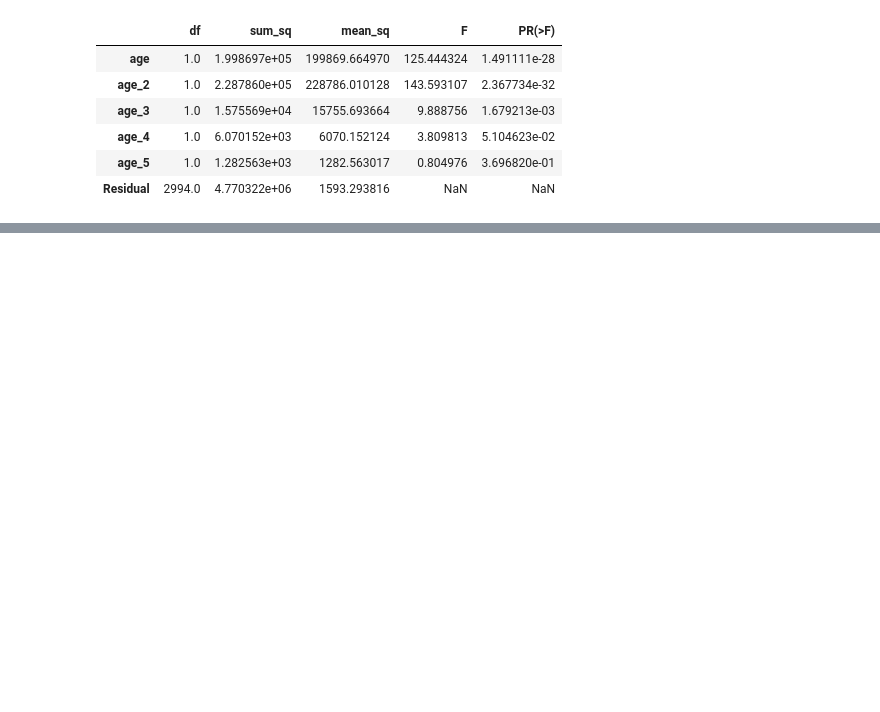
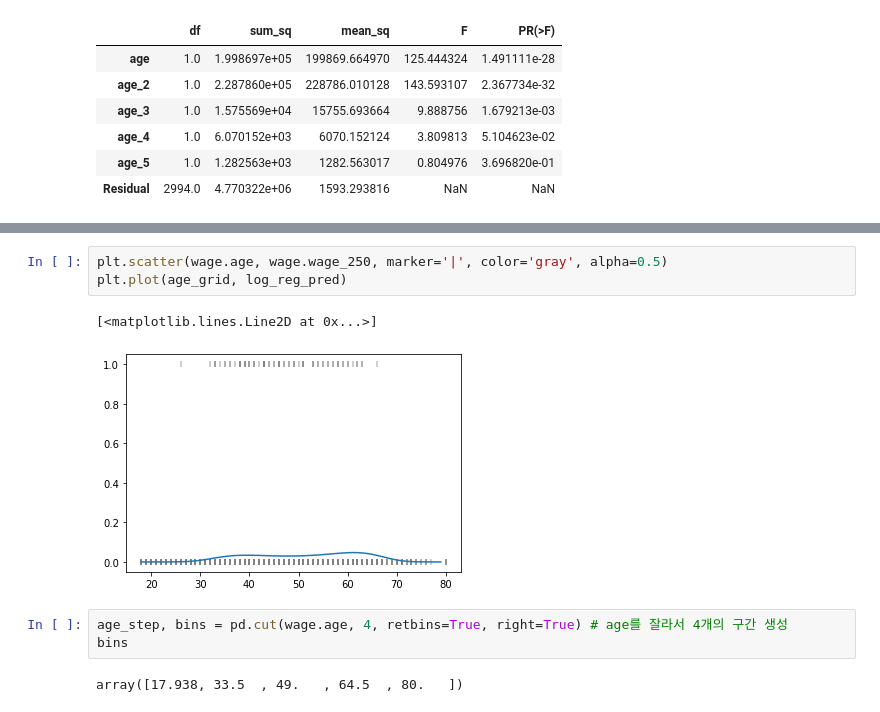
Before and after one commit to cheris8/ESC_ML_STUDY, a Jupyter notebook: LAB/Lab_07_김채형.ipynb, the cells around one changed output, grey strips where cells are left out. Cells and saved outputs as stored; diff of their text form; blank space fills up the shorter version.

```diff
--- a/LAB/Lab_07_김채형.ipynb
+++ b/LAB/Lab_07_김채형.ipynb
@@ -174,0 +177,11 @@ gam.intercept_, gam.coef_
+# %%
+plt.scatter(wage.age, wage.wage_250, marker='|', color='gray', alpha=0.5)
+plt.plot(age_grid, log_reg_pred)
+# %% [output]
+[<matplotlib.lines.Line2D at 0x...>]
+[figure, added]
+# %%
+age_step, bins = pd.cut(wage.age, 4, retbins=True, right=True) # age를 잘라서 4개의 구간 생성
+bins
+# %% [output]
+array([17.938, 33.5  , 49.   , 64.5  , 80.   ])
```
Also changed, not shown: parts of 13 cells of this notebook.
